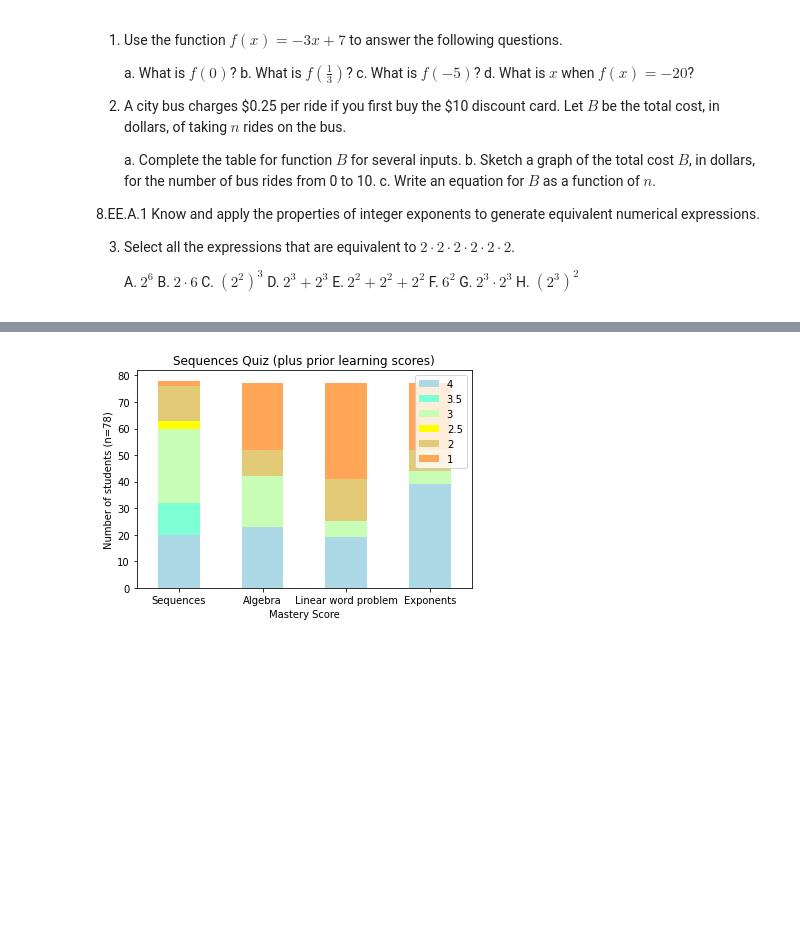
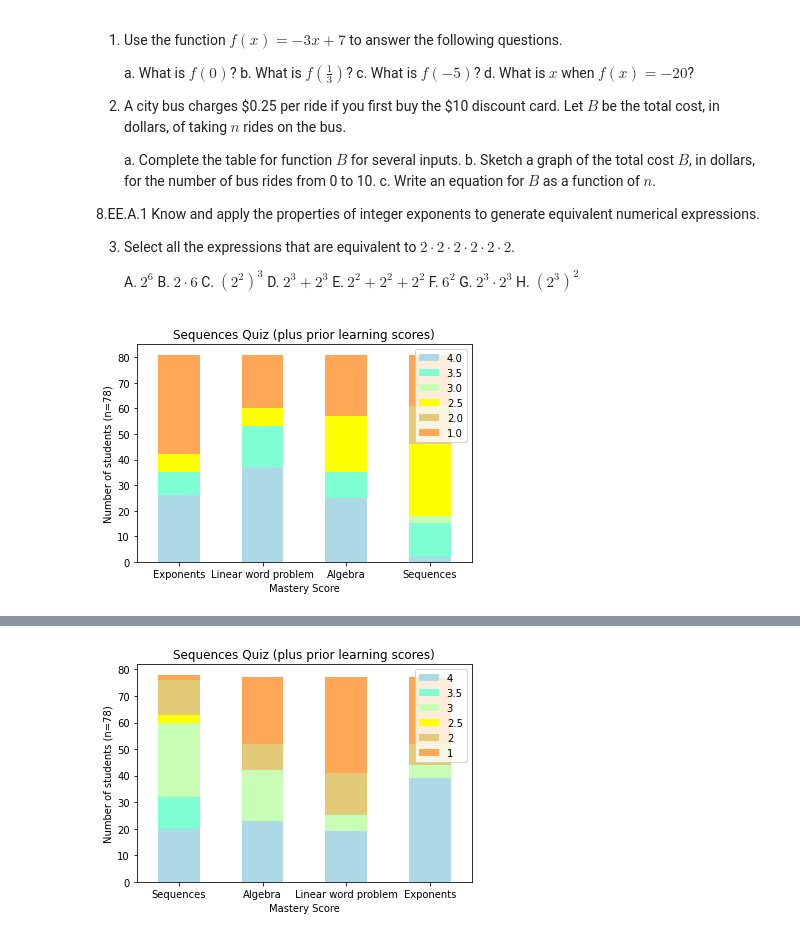
Before and after one commit to chrishuson/course-files, a Jupyter notebook: docs/alg2/01-Sequences/1-5Quiz_results2.ipynb, the cells around one changed output, grey strips where cells are left out. Cells and saved outputs as stored; diff of their text form; code cells hidden in the pictures; blank space fills up the shorter version.

```diff
--- a/docs/alg2/01-Sequences/1-5Quiz_results2.ipynb
+++ b/docs/alg2/01-Sequences/1-5Quiz_results2.ipynb
@@ -37,6 +37,43 @@ jupyter: python3
     F. $6^2$
     G. $2^3 \cdot 2^3$
     H. $(2^3)^2$
+# %%
+# Import libraries
+import pandas as pd
+import numpy as np
+import seaborn as sns
+import matplotlib.pyplot as plt
+%matplotlib inline
+
+# Create DataFrame from quiz data along with the score list, using '0' instead of NaN
+data = {
+    'Score': [1, 2, 2.5, 3, 3.5, 4],
+    'Sequences': [2, 13, 3, 28, 15, 20],
+    'Algebra': [25, 10, 0, 22, 0, 24],
+    'Linear word problem': [37, 16, 0, 7, 0, 21],
+    'Exponents': [26, 9, 0, 7, 0, 39]
+}
+df = pd.DataFrame(data).set_index('Score')
+
+# Create stacked bar chart with reversed and transposed DataFrame
+colors = ['#ADD8E6', '#7FFFD4', '#c7fdb5', '#FFFF00', '#e2ca76', '#ffa756']
+ax = df.drop('Score', axis=1, errors='ignore').transpose().iloc[::-1].plot(kind='bar', stacked=True, color=colors)
+
+# Add labels and title
+ax.set_xlabel('Mastery Score')
+ax.set_ylabel('Number of students (n=78)')
+ax.set_title('Sequences Quiz (plus prior learning scores)')
+
+# Add reversed legend
+ax.legend(df.index[::-1], loc='upper right')
+
+# Rotate x-axis labels
+ax.set_xticklabels(df.columns[::-1], rotation=0)
+
+# Show chart
+plt.show()
+# %% [output]
+[figure, added]
 # %%
 
 import pandas as pd
```
Also changed, not shown: parts of 4 cells of this notebook.
